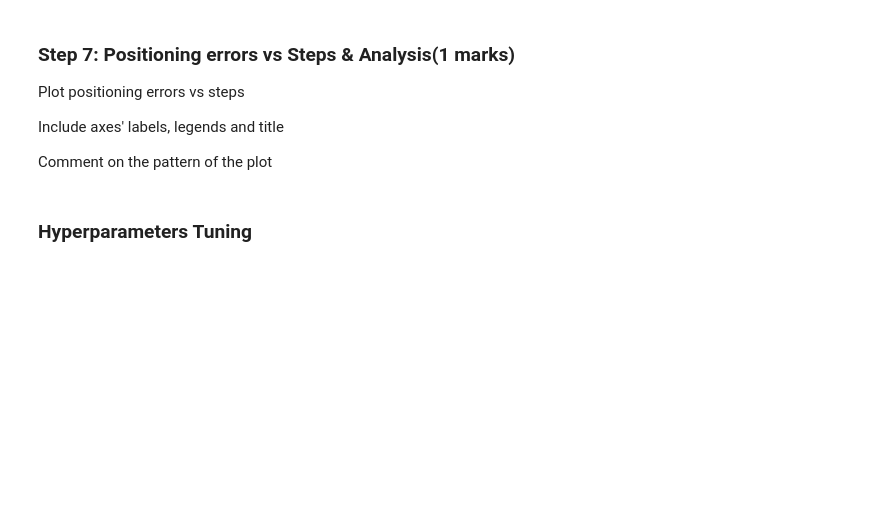
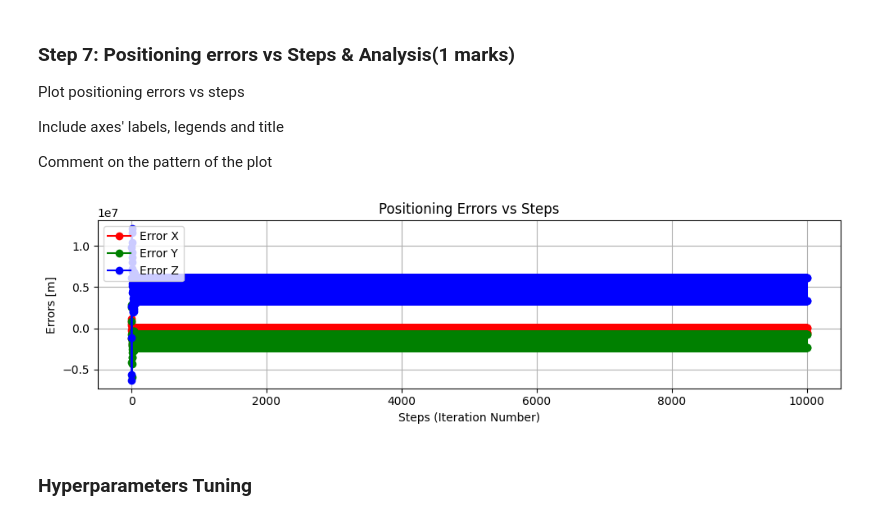
Before and after one commit to GlenaHussein/ENGG680_2025_Fall, a Jupyter notebook: Lab Assignment 2/Assignment2_upload.ipynb, the cells around one changed output. Saved outputs shown, nothing was run; the diff lists cells and outputs as text; code cells hidden in the pictures; blank space fills up the shorter version.

```diff
--- a/Lab Assignment 2/Assignment2_upload.ipynb
+++ b/Lab Assignment 2/Assignment2_upload.ipynb
@@ -556,3 +698,24 @@ plt.show()
+# %%
+fig, ax = plt.subplots(nrows=1, ncols=1, figsize=(10, 3))
+# (0.5 marks)
+arr_err_np = np.array(arr_err)
+ax.plot(arr_err_np[:, 0], marker='o', linestyle='-', color='r', label='Error X')
+ax.plot(arr_err_np[:, 1], marker='o', linestyle='-', color='g', label='Error Y')
+ax.plot(arr_err_np[:, 2], marker='o', linestyle='-', color='b', label='Error Z')
+
+ax.set_xlabel('Steps (Iteration Number)')
+ax.set_ylabel('Errors [m]')
+ax.set_title('Positioning Errors vs Steps')
+ax.legend()
+ax.grid(True)
+fig.tight_layout()
+plt.show()
+
+# Comment on the pattern
+# (0.5 marks)
+# chunky lines, the plot oscillates a lot probably because learning rate is too high
+# %% [output]
+[figure, added]
 # %% [markdown]
 ### **Hyperparameters Tuning**
 # %% [markdown]
```
Also changed, not shown: parts of 24 cells of this notebook.
